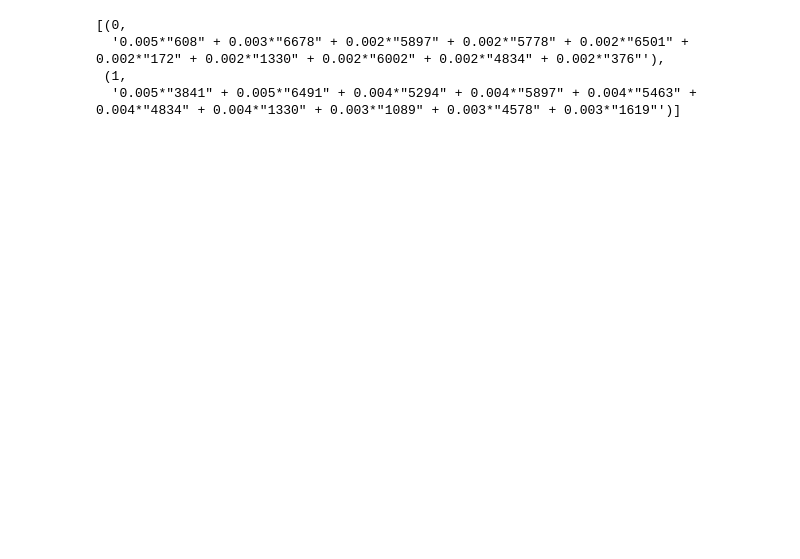
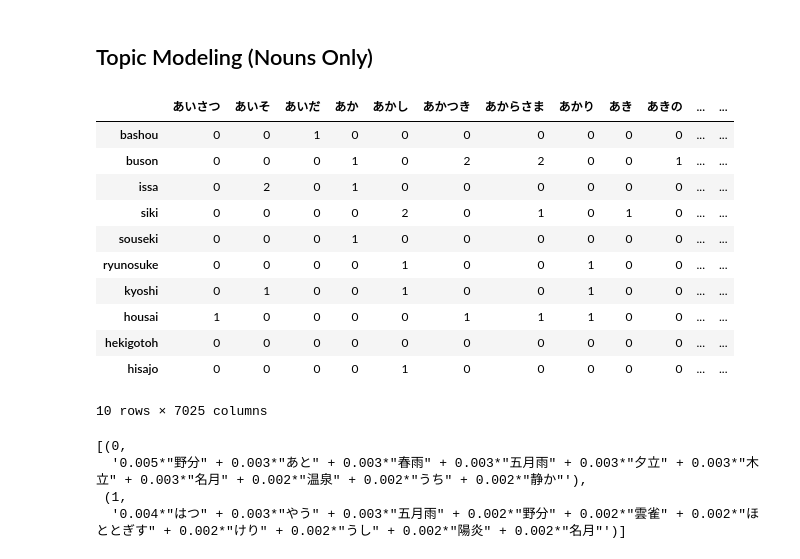
Before and after one commit to JunNishimura/Haiku_Research, a Jupyter notebook: Basyo/scripts/topic modeling.ipynb, the cells around one changed output. Drawn from its saved outputs; the diff is of its cells as text; code cells hidden in the pictures; blank space fills up the shorter version.

```diff
--- a/Basyo/scripts/topic modeling.ipynb
+++ b/Basyo/scripts/topic modeling.ipynb
@@ -17,0 +8,4 @@ corpus = matutils.Sparse2Corpus(scipy.sparse.csr_matrix(dtm.transpose()))
+# %%
+with open('../../data/pickles/pos_df.pickle', 'rb') as f:
+    df = pd.read_pickle(f)
+df.head()
@@ -17,0 +19,21 @@ corpus = matutils.Sparse2Corpus(scipy.sparse.csr_matrix(dtm.transpose()))
+# %% [markdown]
+## Topic Modeling (Nouns Only)
+# %%
+cvn = CountVectorizer(max_df=0.8)
+data_cvn = cvn.fit_transform(df['名詞'])
+data_dtmn = pd.DataFrame(data_cvn.toarray(), columns=cvn.get_feature_names())
+data_dtmn.index = df.index
+data_dtmn
+# %% [output]
+|  | あいさつ | あいそ | あいだ | あか | あかし | あかつき | あからさま | あかり | あき | あきの | ... | ... |
+| bashou | 0 | 0 | 1 | 0 | 0 | 0 | 0 | 0 | 0 | 0 | ... | ... |
+| buson | 0 | 0 | 0 | 1 | 0 | 2 | 2 | 0 | 0 | 1 | ... | ... |
+| issa | 0 | 2 | 0 | 1 | 0 | 0 | 0 | 0 | 0 | 0 | ... | ... |
+| siki | 0 | 0 | 0 | 0 | 2 | 0 | 1 | 0 | 1 | 0 | ... | ... |
+| souseki | 0 | 0 | 0 | 1 | 0 | 0 | 0 | 0 | 0 | 0 | ... | ... |
+| ryunosuke | 0 | 0 | 0 | 0 | 1 | 0 | 0 | 1 | 0 | 0 | ... | ... |
+| kyoshi | 0 | 1 | 0 | 0 | 1 | 0 | 0 | 1 | 0 | 0 | ... | ... |
+| housai | 1 | 0 | 0 | 0 | 0 | 1 | 1 | 1 | 0 | 0 | ... | ... |
+| hekigotoh | 0 | 0 | 0 | 0 | 0 | 0 | 0 | 0 | 0 | 0 | ... | ... |
+| hisajo | 0 | 0 | 0 | 0 | 1 | 0 | 0 | 0 | 0 | 0 | ... | ... |
+10 rows × 7025 columns
@@ -18,8 +46,8 @@ corpus = matutils.Sparse2Corpus(scipy.sparse.csr_matrix(dtm.transpose()))
 # %%
-lda = models.LdaModel(corpus=corpus, num_topics=2, passes=10)
+lda = models.LdaModel(corpus=corpusn, num_topics=2, id2word=id2wordn, passes=10)
 lda.print_topics()
 # %% [output]
 [(0,
-  '0.005*"608" + 0.003*"6678" + 0.002*"5897" + 0.002*"5778" + 0.002*"6501" + 0.002*"172" + 0.002*"1330" + 0.002*"6002" + 0.002*"4834" + 0.002*"376"'),
+  '0.005*"野分" + 0.003*"あと" + 0.003*"春雨" + 0.003*"五月雨" + 0.003*"夕立" + 0.003*"木立" + 0.003*"名月" + 0.002*"温泉" + 0.002*"うち" + 0.002*"静か"'),
  (1,
-  '0.005*"3841" + 0.005*"6491" + 0.004*"5294" + 0.004*"5897" + 0.004*"5463" + 0.004*"4834" + 0.004*"1330" + 0.003*"1089" + 0.003*"4578" + 0.003*"1619"')]
+  '0.004*"はつ" + 0.003*"やう" + 0.003*"五月雨" + 0.002*"野分" + 0.002*"雲雀" + 0.002*"ほととぎす" + 0.002*"けり" + 0.002*"うし" + 0.002*"陽炎" + 0.002*"名月"')]
```
Also changed, not shown: parts of 24 cells of this notebook, 15 other files.
